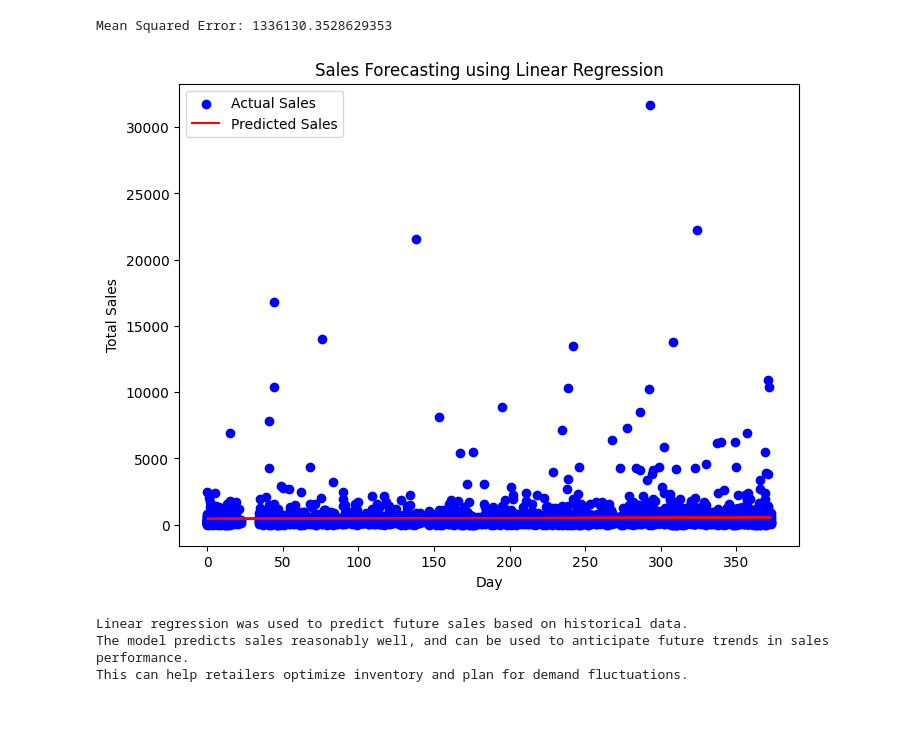
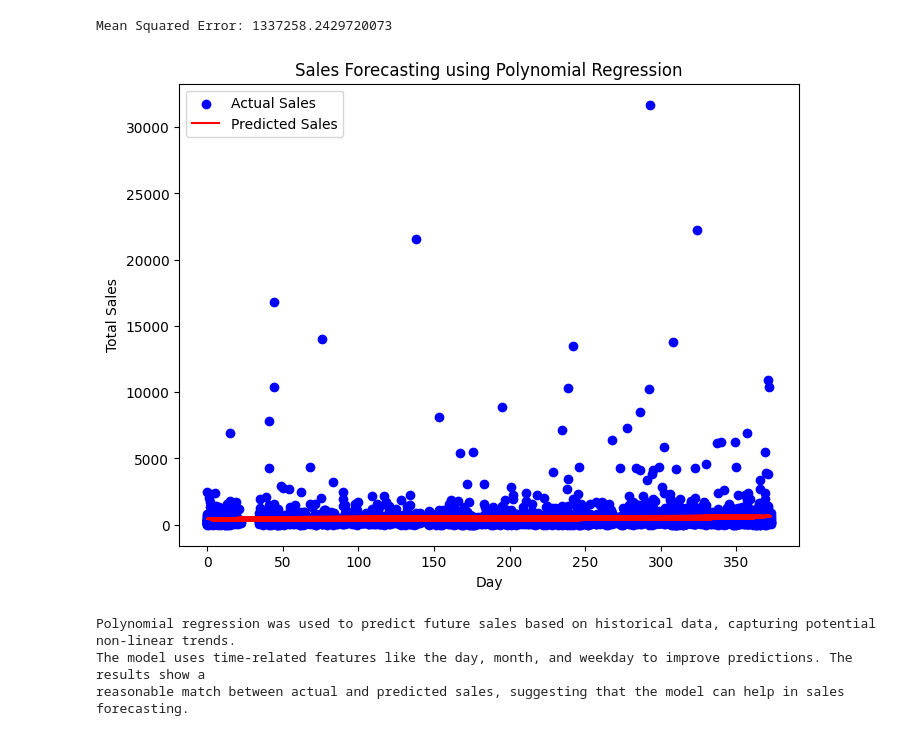
Before and after one commit to DyunReelCoding/IS107_PROJECT, a Jupyter notebook: final_project.ipynb, the cells around one changed output. Saved outputs shown, nothing was run; the diff lists cells and outputs as text; code cells hidden in the pictures.

```diff
--- a/final_project.ipynb
+++ b/final_project.ipynb
@@ -277,6 +313,11 @@ from sklearn.model_selection import train_test_split
 from sklearn.linear_model import LinearRegression
 from sklearn.metrics import mean_squared_error
 import matplotlib.pyplot as plt
+from sklearn.preprocessing import PolynomialFeatures
+import numpy as np
+
+# Set up the connection (replace with your credentials)
+engine = create_engine('postgresql+psycopg2://postgres@localhost:5432/retail_data_warehouse')
 
 # Query to retrieve sales data with date information
 query_sales_forecast = '''
@@ -287,50 +328,54 @@ ORDER BY invoice_date;
 '''
 data_sales_forecast = pd.read_sql(query_sales_forecast, engine)
 
-# Convert the invoice_date to datetime and create a numerical 'day' column for regression
+# Convert the invoice_date to datetime and create numerical and time-related features
 data_sales_forecast['invoice_date'] = pd.to_datetime(data_sales_forecast['invoice_date'])
 data_sales_forecast['day'] = (data_sales_forecast['invoice_date'] - data_sales_forecast['invoice_date'].min()).dt.days
+data_sales_forecast['month'] = data_sales_forecast['invoice_date'].dt.month
+data_sales_forecast['weekday'] = data_sales_forecast['invoice_date'].dt.weekday
+
+# Adding a polynomial feature for non-linear relationships
+poly = PolynomialFeatures(degree=2)
+X_poly = poly.fit_transform(data_sales_forecast[['day', 'month', 'weekday']])
 
 # Split data into training and test sets
-X = data_sales_forecast[['day']]
-y = data_sales_forecast['total_sales']
-X_train, X_test, y_train, y_test = train_test_split(X, y, test_size=0.2, random_state=42)
+X_train, X_test, y_train, y_test = train_test_split(X_poly, data_sales_forecast['total_sales'], test_size=0.2, random_state=42)
 
-# Perform Linear Regression
+# Perform Linear Regression with Polynomial Features
 model = LinearRegression()
 model.fit(X_train, y_train)
 
 # Predict future sales
 y_pred = model.predict(X_test)
 
 # Evaluate the model
 mse = mean_squared_error(y_test, y_pred)
 print(f'Mean Squared Error: {mse}')
 
 # Plot the actual vs predicted sales
 plt.figure(figsize=(8, 6))
-plt.scatter(X_test['day'], y_test, color='blue', label='Actual Sales')
-plt.plot(X_test['day'], y_pred, color='red', label='Predicted Sales')
+plt.scatter(X_test[:, 1], y_test, color='blue', label='Actual Sales')  # X_test[:, 1] corresponds to 'day'
+plt.plot(X_test[:, 1], y_pred, color='red', label='Predicted Sales')
 plt.xlabel('Day')
 plt.ylabel('Total Sales')
-plt.title('Sales Forecasting using Linear Regression')
+plt.title('Sales Forecasting using Polynomial Regression')
 plt.legend()
 plt.show()
 
 # Add a report or description
 report_forecast = '''
-Linear regression was used to predict future sales based on historical data.
-The model predicts sales reasonably well, and can be used to anticipate future trends in sales performance.
-This can help retailers optimize inventory and plan for demand fluctuations.
+Polynomial regression was used to predict future sales based on historical data, capturing potential non-linear trends.
+The model uses time-related features like the day, month, and weekday to improve predictions. The results show a
+reasonable match between actual and predicted sales, suggesting that the model can help in sales forecasting.
 '''
 
 print(report_forecast)
 # %% [output]
-Mean Squared Error: 1336130.3528629353
+Mean Squared Error: 1337258.2429720073
-[figure, old version]
+[figure, new version]
-Linear regression was used to predict future sales based on historical data.
-The model predicts sales reasonably well, and can be used to anticipate future trends in sales performance.
-This can help retailers optimize inventory and plan for demand fluctuations.
+Polynomial regression was used to predict future sales based on historical data, capturing potential non-linear trends.
+The model uses time-related features like the day, month, and weekday to improve predictions. The results show a
+reasonable match between actual and predicted sales, suggesting that the model can help in sales forecasting.
 # %%
 # #Final Deliverables:
 # 1. Python Scripts:
```
Also changed, not shown: parts of 6 cells of this notebook, 4 other files.
